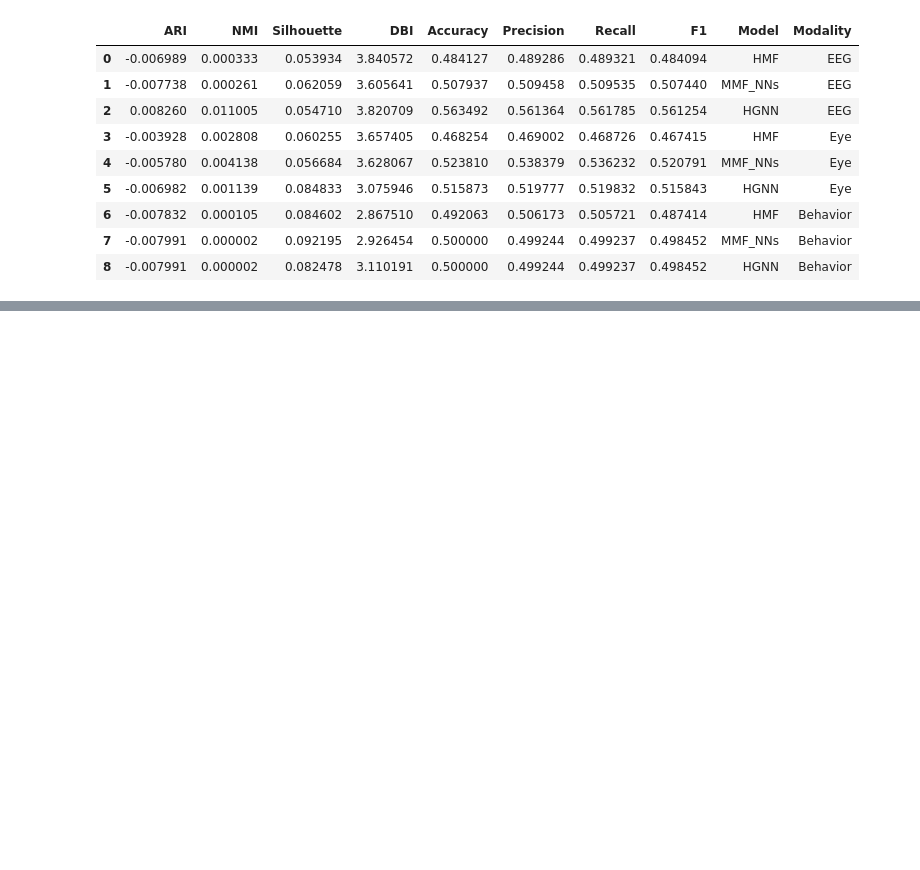
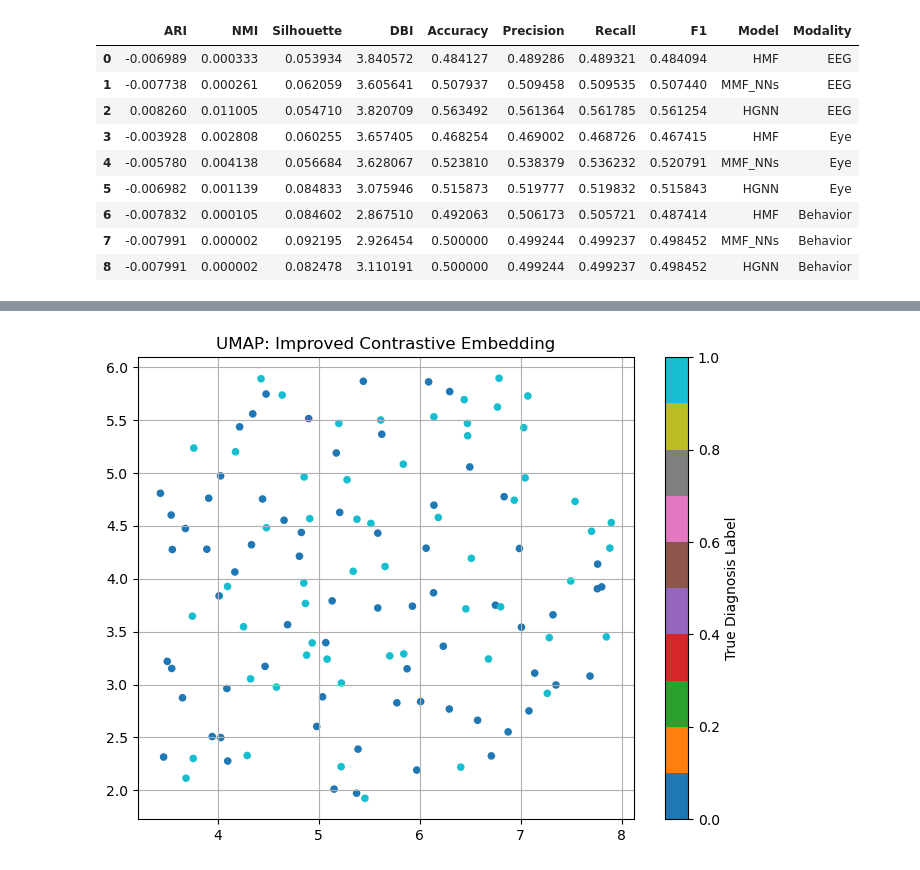
Before and after one commit to AyeshaAnzerBCIT/Multisource, a Jupyter notebook: Fused_Clustering.ipynb, the cells around one changed output, grey strips where cells are left out. Cells and saved outputs as stored; diff of their text form; code cells hidden in the pictures; blank space fills up the shorter version.

```diff
--- a/Fused_Clustering.ipynb
+++ b/Fused_Clustering.ipynb
@@ -2130,0 +2293,14 @@ display(results_df)
+# %%
+from umap import UMAP
+
+umap = UMAP(n_neighbors=15, min_dist=0.1)
+X_umap = umap.fit_transform(X_contrastive)
+
+plt.figure(figsize=(8,6))
+plt.scatter(X_umap[:, 0], X_umap[:, 1], c=true_labels, cmap='tab10', s=20)
+plt.title("UMAP: Improved Contrastive Embedding")
+plt.colorbar(label="True Diagnosis Label")
+plt.grid(True)
+plt.show()
+# %% [output]
+[figure, added]
```
Also changed, not shown: parts of 18 cells of this notebook.
